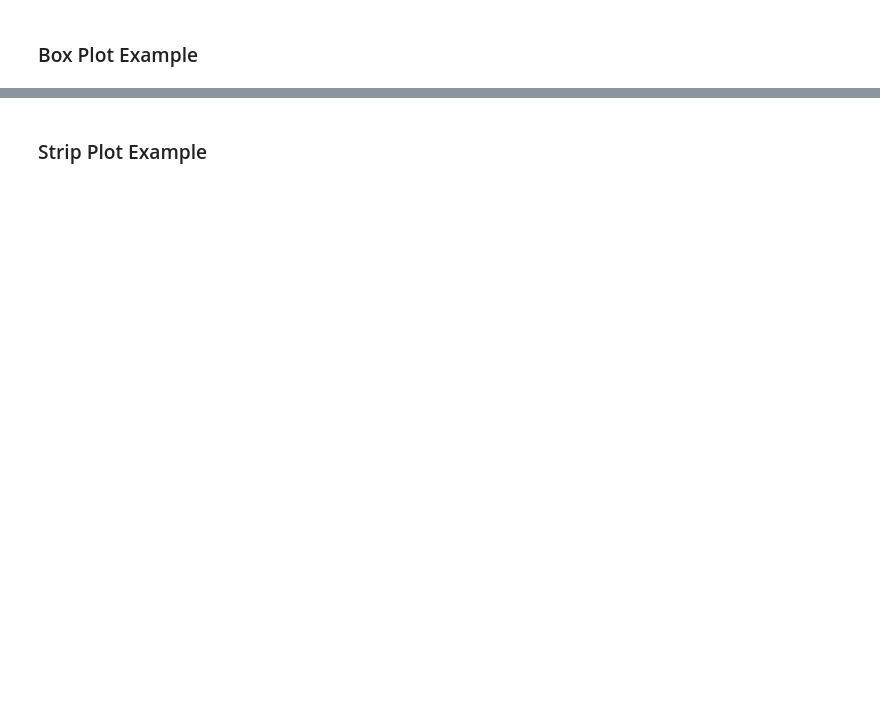
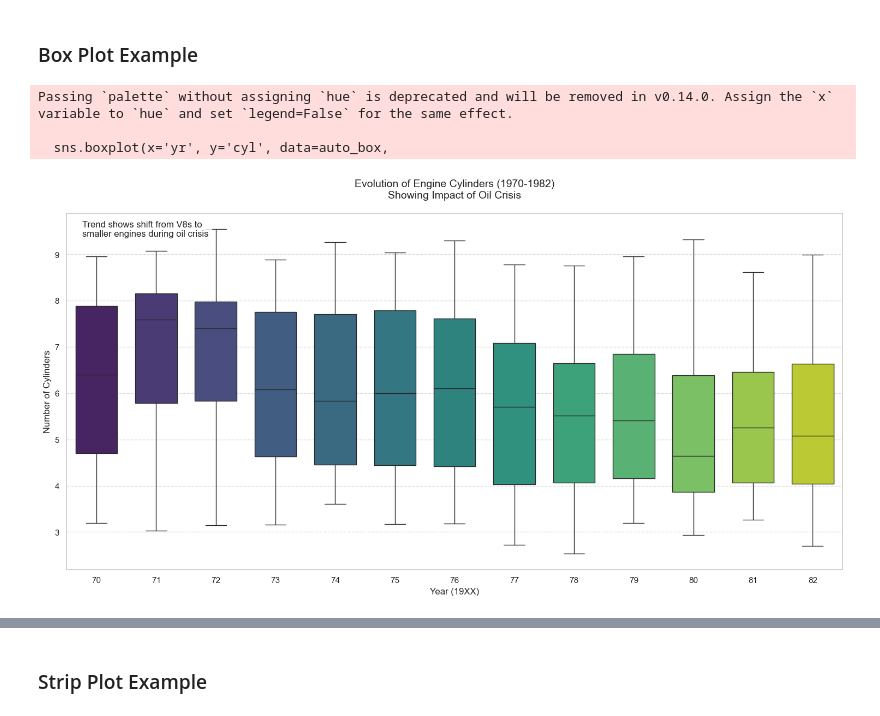
Before and after one commit to ndr3svt/dataScienceLearningExamples, a Jupyter notebook: data_analysis_examples.ipynb, the cells around one changed output, grey strips where cells are left out. Cells and saved outputs as stored; diff of their text form; code cells hidden in the pictures; blank space fills up the shorter version.

```diff
--- a/data_analysis_examples.ipynb
+++ b/data_analysis_examples.ipynb
@@ -93,0 +125,79 @@ plt.show()
+# %%
+import pandas as pd
+import numpy as np
+import seaborn as sns
+import matplotlib.pyplot as plt
+
+# Create more realistic car data
+np.random.seed(42)  # For reproducibility
+
+# Generate years
+years = list(range(70, 83))  # Years from 1970 to 1982
+n_per_year = 100  # More samples per year
+
+# Create data with realistic trends and variation
+data = {
+    'yr': [],
+    'cyl': []
+}
+
+for year in years:
+    # Number of samples for this year
+    n_samples = n_per_year
+
+    # Add years
+    data['yr'].extend([year] * n_samples)
+
+    # Create cylinder distribution that changes over time
+    if year < 73:
+        # Early 70s: More V8s
+        cylinders = np.random.choice([4, 6, 8], n_samples, p=[0.2, 0.3, 0.5])
+    elif year < 77:
+        # Mid 70s: More balanced distribution
+        cylinders = np.random.choice([4, 6, 8], n_samples, p=[0.3, 0.4, 0.3])
+    else:
+        # Late 70s and early 80s: More 4-cylinders due to fuel crisis
+        cylinders = np.random.choice([4, 6, 8], n_samples, p=[0.5, 0.3, 0.2])
+
+    # Add some random variation
+    noise = np.random.normal(0, 0.5, n_samples)
+    cylinders = cylinders + noise
+
+    data['cyl'].extend(cylinders)
+
+# Create DataFrame
+auto_box = pd.DataFrame(data)
+
+# Create an enhanced boxplot
+plt.figure(figsize=(15, 8))
+sns.boxplot(x='yr', y='cyl', data=auto_box,
+            palette='viridis',  # Use a color gradient
+            width=0.7,         # Box width
+            fliersize=3)       # Outlier point size
+
+# Customize the plot
+plt.title('Evolution of Engine Cylinders (1970-1982)\nShowing Impact of Oil Crisis',
+          fontsize=14, pad=20)
+plt.xlabel('Year (19XX)', fontsize=12)
+plt.ylabel('Number of Cylinders', fontsize=12)
+
+# Add a grid for better readability
+plt.grid(True, axis='y', linestyle='--', alpha=0.7)
+
+# Add some context as text
+plt.text(0.02, 0.98, 'Trend shows shift from V8s to\nsmaller engines during oil crisis',
+         transform=plt.gca().transAxes,
+         bbox=dict(facecolor='white', alpha=0.8),
+         verticalalignment='top')
+
+plt.tight_layout()
+plt.show()
+
+# Print some summary statistics
+print("\nSummary Statistics by Year:")
+print(auto_box.groupby('yr')['cyl'].describe().round(2))
+# %% [output]
+Passing `palette` without assigning `hue` is deprecated and will be removed in v0.14.0. Assign the `x` variable to `hue` and set `legend=False` for the same effect.
+
+  sns.boxplot(x='yr', y='cyl', data=auto_box,
+[figure, added]
```
Also changed, not shown: parts of 12 cells of this notebook, 2 other files.
